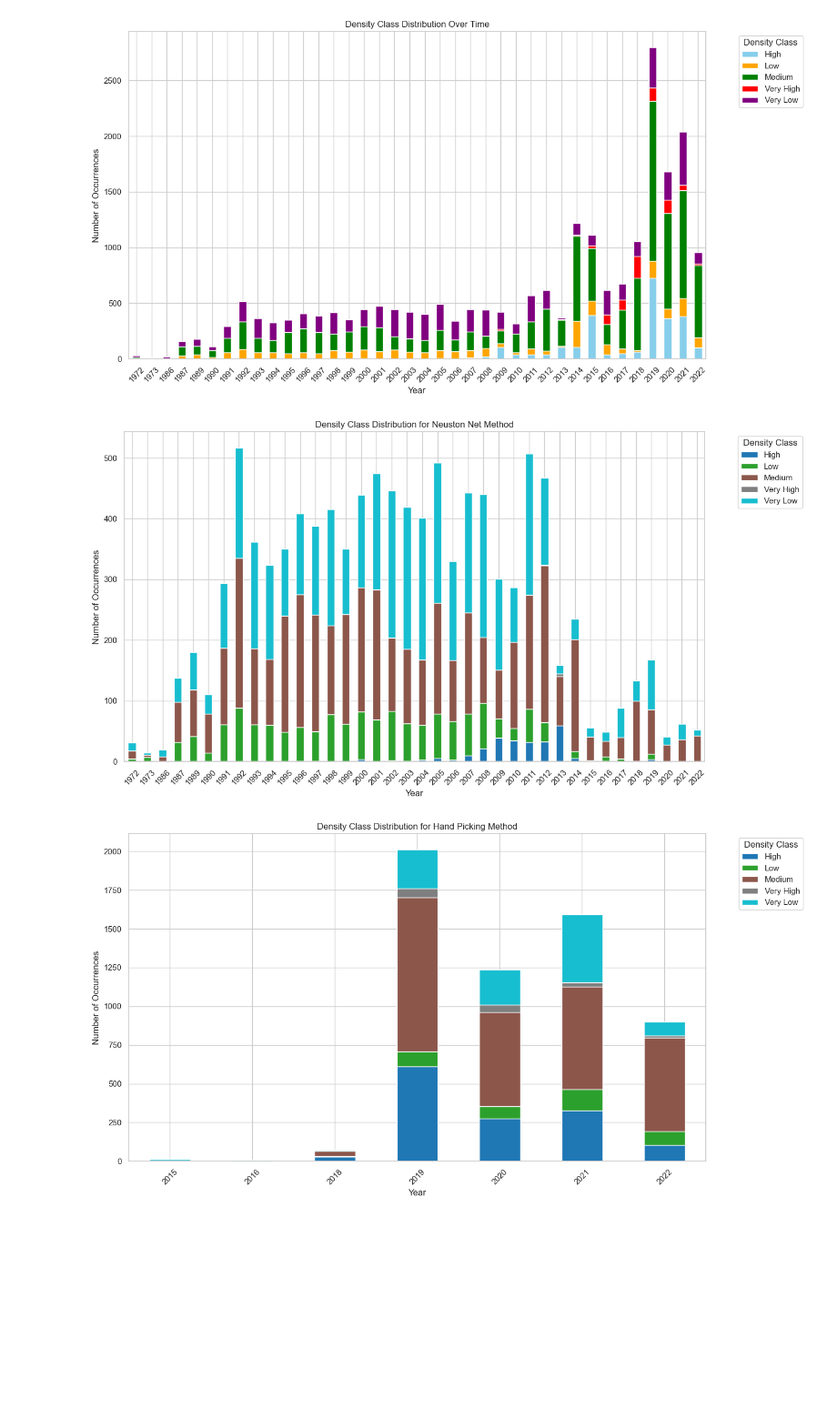
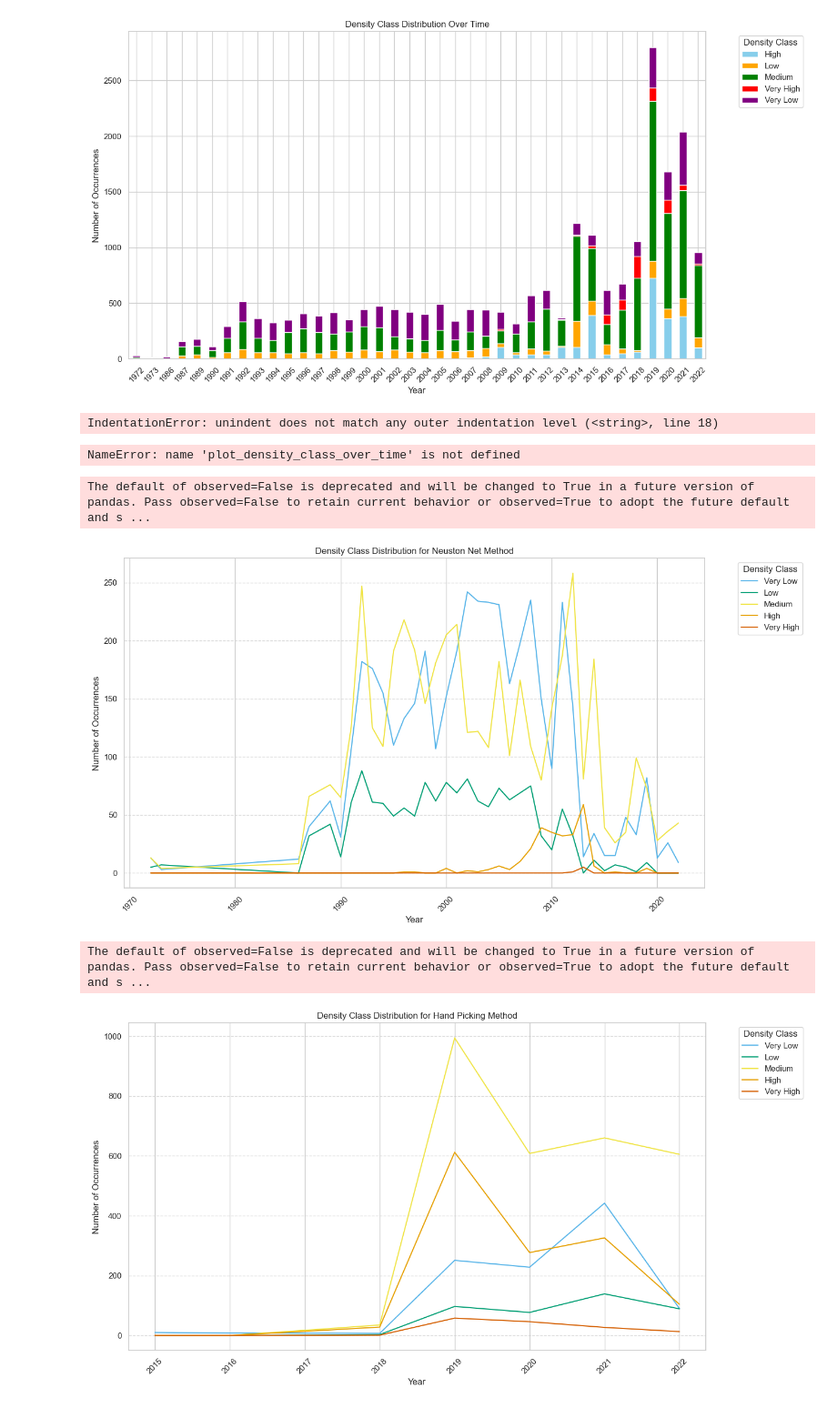
Before and after one commit to ashabensted/group-project, a Jupyter notebook: nicolle2.0.ipynb, the cells around one changed output. Shown at 91% size. Saved outputs shown, nothing was run; the diff lists cells and outputs as text; code cells hidden in the pictures; blank space fills up the shorter version.

```diff
--- a/nicolle2.0.ipynb
+++ b/nicolle2.0.ipynb
@@ -43,7 +43,7 @@ Index(['OBJECTID', 'Oceans', 'Regions', 'SubRegions', 'Sampling Method',
        'GlobalID', 'x', 'y', 'year', 'month'],
       dtype='object')
 # %%
-data = pd.DataFrame = microplastics[['Oceans', 'Regions', 'SubRegions', 'Sampling Method',
+data = microplastics[['Oceans', 'Regions', 'SubRegions', 'Sampling Method',
        'Measurement', 'Unit', 'Density Range', 'Density Class', 'Organization', 'Accession Link',
        'Latitude', 'Longitude', 'x', 'y', 'year', 'month']]
 
@@ -518,7 +515,7 @@ def plot_density_class_over_time(data, title='Density Class Distribution Over Ti
     density_class_over_time = data.groupby(['year', 'density class']).size().reset_index(name='Count')
 
     # Pivot the table to create a bar chart-friendly format
-    pivot_density_class = density_class_over_time.pivot(index='year', columns='density class', values='Count').fillna(0)
+   pivot_density_class = density_class_over_time.pivot(index='year', columns='density class', values='Count').fillna(0)
 
     # Plot
     pivot_density_class.plot(kind='bar', stacked=True, figsize=(14, 8), colormap='tab10')
@@ -533,14 +530,15 @@ def plot_density_class_over_time(data, title='Density Class Distribution Over Ti
     # Show the plot
     plt.show()
     plt.close('all')  # Clean up
+# %% [output]
+IndentationError: unindent does not match any outer indentation level (<string>, line 18)
 # %%
 # Example: Plot for each DataFrame
 plot_density_class_over_time(neuston_net, title='Density Class Distribution for Neuston Net Method')
 plot_density_class_over_time(hand_picking, title='Density Class Distribution for Hand Picking Method')
 # ... Repeat for data3 through data9
 # %% [output]
-[figure, removed]
-[figure, removed]
+NameError: name 'plot_density_class_over_time' is not defined
 # %%
 import matplotlib.pyplot as plt
 import seaborn as sns
@@ -589,3 +587,67 @@ def plot_density_class_over_time(data, title='Density Class Distribution Over Ti
     plt.tight_layout()
     plt.show()
     plt.close('all')  # Clean up
+# %%
+import matplotlib.pyplot as plt
+import pandas as pd
+
+def plot_density_class_over_time(data, title='Density Class Distribution Over Time'):
+    """
+    Plots a line graph of Density Class over time for a given dataset, using intuitive colors for the density classes.
+
+    Parameters:
+    - data (DataFrame): A pandas DataFrame containing 'year' and 'density class' columns.
+    - title (str): Title of the plot.
+
+    Returns:
+    - None: Displays the plot.
+    """
+    # Define the desired order of density classes
+    density_order = ['Very Low', 'Low', 'Medium', 'High', 'Very High']
+
+    # Ensure 'density class' is a categorical column with the specified order
+    data['density class'] = pd.Categorical(data['density class'], categories=density_order, ordered=True)
+
+    # Group data by 'year' and 'Density Class', count occurrences
+    grouped_data = data.groupby(['year', 'density class']).size().reset_index(name='Count')
+
+    # Pivot the table for line plot
+    pivot_data = grouped_data.pivot(index='year', columns='density class', values='Count').fillna(0)
+
+    # Ensure columns are in the specified order
+    pivot_data = pivot_data[density_order]
+
+    # Define custom colors (lighter for low, darker for high)
+    custom_colors = {
+        'Very Low': '#56B4E9',  # Light Blue
+        'Low': '#009E73',       # Green
+        'Medium': '#F0E442',    # Yellow
+        'High': '#E69F00',      # Orange
+        'Very High': '#D55E00'  # Red
+    }
+
+    # Plot line graph with custom colors
+    ax = pivot_data.plot(kind='line', figsize=(14, 8), color=[custom_colors[density] for density in density_order])
+
+    # Add titles and labels
+    plt.title(title)
+    plt.xlabel('Year')
+    plt.ylabel('Number of Occurrences')
+    plt.legend(title='Density Class', bbox_to_anchor=(1.05, 1), loc='upper left')
+    plt.xticks(rotation=45)  # Rotate x-axis labels for better readability
+
+    # Add gridlines for clarity
+    ax.grid(axis='y', linestyle='--', alpha=0.7)
+
+    # Show the plot
+    plt.show()
+    plt.close('all')  # Clean up
+
+# Example: Plot for each DataFrame
+plot_density_class_over_time(neuston_net, title='Density Class Distribution for Neuston Net Method')
+plot_density_class_over_time(hand_picking, title='Density Class Distribution for Hand Picking Method')
+# %% [output]
+The default of observed=False is deprecated and will be changed to True in a future version of pandas. Pass observed=False to retain current behavior or observed=True to adopt the future default and s ...
+[figure, added]
+The default of observed=False is deprecated and will be changed to True in a future version of pandas. Pass observed=False to retain current behavior or observed=True to adopt the future default and s ...
+[figure, added]
```
Also changed, not shown: parts of 8 cells of this notebook.
